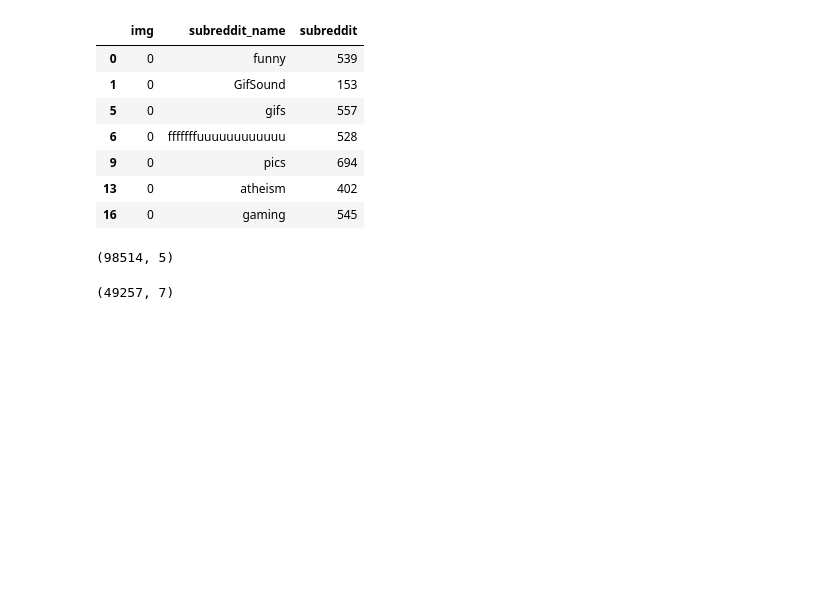
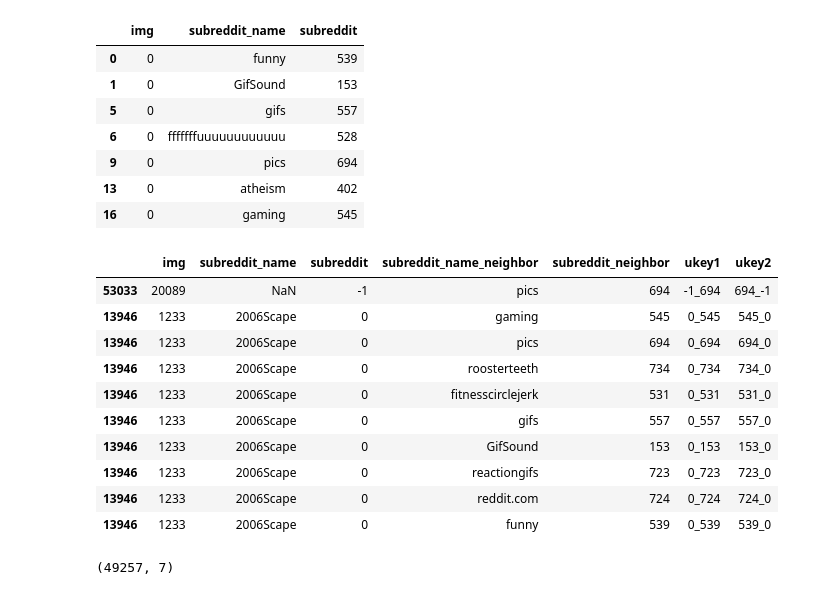
Before and after one commit to SanGreel/reddit-network-exploration, a Jupyter notebook: 0_data_preparation.ipynb, the cells around one changed output. Drawn from its saved outputs; the diff is of its cells as text; code cells hidden in the pictures; blank space fills up the shorter version.

```diff
--- a/0_data_preparation.ipynb
+++ b/0_data_preparation.ipynb
@@ -124,10 +158,6 @@ graph[graph['img']==0]
 | 9 | 0 | pics | 694 |
 | 13 | 0 | atheism | 402 |
 | 16 | 0 | gaming | 545 |
-# %%
-tmp.shape
-# %% [output]
-(98514, 5)
 # %%
 tmp.sort_values(by='subreddit',inplace=True)
 # %%
@@ -135,6 +165,20 @@ tmp["ukey1"] = tmp["subreddit"].astype(str)+'_'+tmp["subreddit_neighbor"].astype
 tmp["ukey2"] = tmp["subreddit_neighbor"].astype(str)+'_'+tmp["subreddit"].astype(str)
 
 tmp = tmp[(tmp['subreddit']<tmp['subreddit_neighbor'])]
+# %%
+tmp.head(10)
+# %% [output]
+|  | img | subreddit_name | subreddit | subreddit_name_neighbor | subreddit_neighbor | ukey1 | ukey2 |
+| 53033 | 20089 | NaN | -1 | pics | 694 | -1_694 | 694_-1 |
+| 13946 | 1233 | 2006Scape | 0 | gaming | 545 | 0_545 | 545_0 |
+| 13946 | 1233 | 2006Scape | 0 | pics | 694 | 0_694 | 694_0 |
+| 13946 | 1233 | 2006Scape | 0 | roosterteeth | 734 | 0_734 | 734_0 |
+| 13946 | 1233 | 2006Scape | 0 | fitnesscirclejerk | 531 | 0_531 | 531_0 |
+| 13946 | 1233 | 2006Scape | 0 | gifs | 557 | 0_557 | 557_0 |
+| 13946 | 1233 | 2006Scape | 0 | GifSound | 153 | 0_153 | 153_0 |
+| 13946 | 1233 | 2006Scape | 0 | reactiongifs | 723 | 0_723 | 723_0 |
+| 13946 | 1233 | 2006Scape | 0 | reddit.com | 724 | 0_724 | 724_0 |
+| 13946 | 1233 | 2006Scape | 0 | funny | 539 | 0_539 | 539_0 |
 # %%
 tmp.shape
 # %% [output]
```
Also changed, not shown: parts of 26 cells of this notebook, 15 other files.
